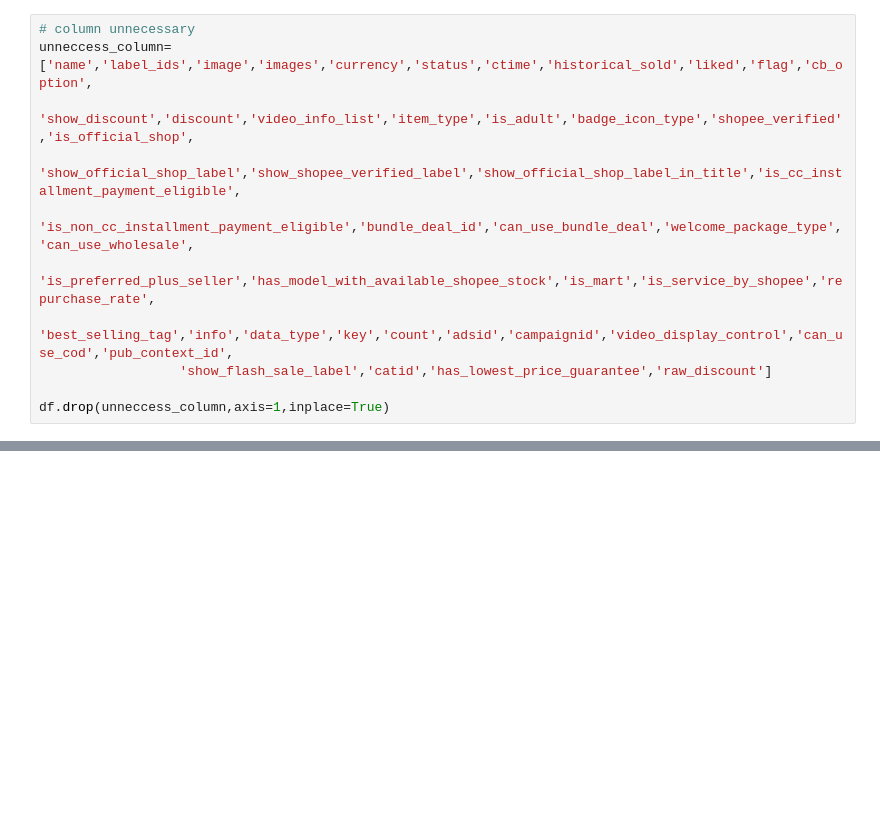
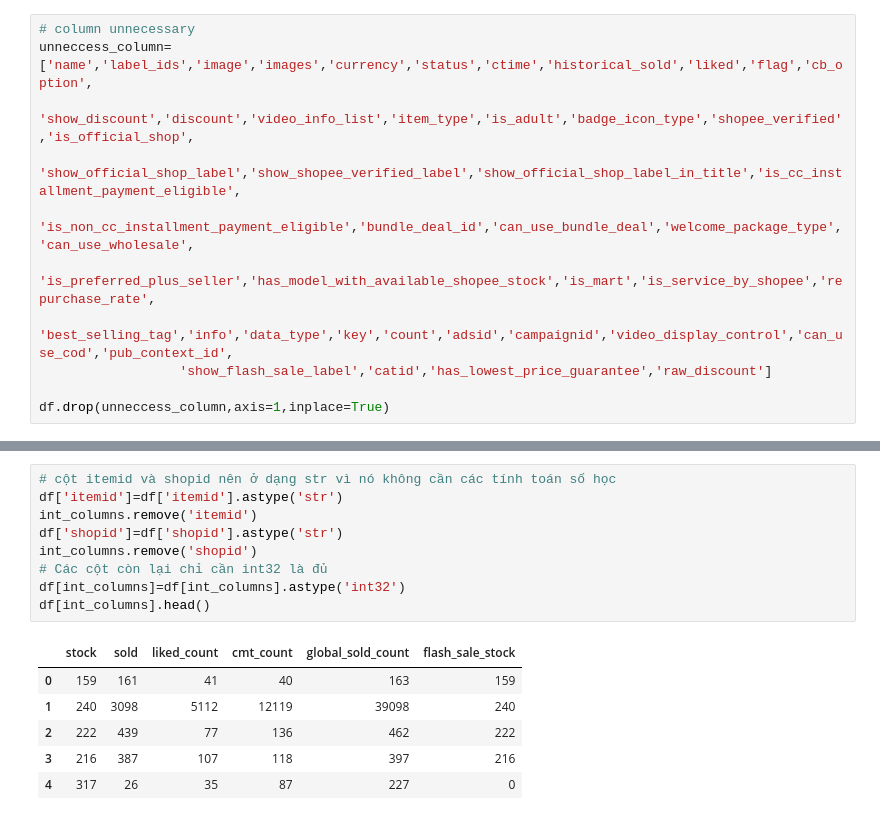
Before and after one commit to HThinhZ/AIDataAnalytics_Shopee-Project, a Jupyter notebook: preprocessing.ipynb, the cells around one changed output, grey strips where cells are left out. Cells and saved outputs as stored; diff of their text form; blank space fills up the shorter version.

```diff
--- a/preprocessing.ipynb
+++ b/preprocessing.ipynb
@@ -152,0 +149,16 @@ memory usage: 1.4+ MB
+# %%
+# cột itemid và shopid nên ở dạng str vì nó không cần các tính toán số học
+df['itemid']=df['itemid'].astype('str')
+int_columns.remove('itemid')
+df['shopid']=df['shopid'].astype('str')
+int_columns.remove('shopid')
+# Các cột còn lại chỉ cần int32 là đủ
+df[int_columns]=df[int_columns].astype('int32')
+df[int_columns].head()
+# %% [output]
+|  | stock | sold | liked_count | cmt_count | global_sold_count | flash_sale_stock |
+| 0 | 159 | 161 | 41 | 40 | 163 | 159 |
+| 1 | 240 | 3098 | 5112 | 12119 | 39098 | 240 |
+| 2 | 222 | 439 | 77 | 136 | 462 | 222 |
+| 3 | 216 | 387 | 107 | 118 | 397 | 216 |
+| 4 | 317 | 26 | 35 | 87 | 227 | 0 |
```
Also changed, not shown: parts of 20 cells of this notebook.
